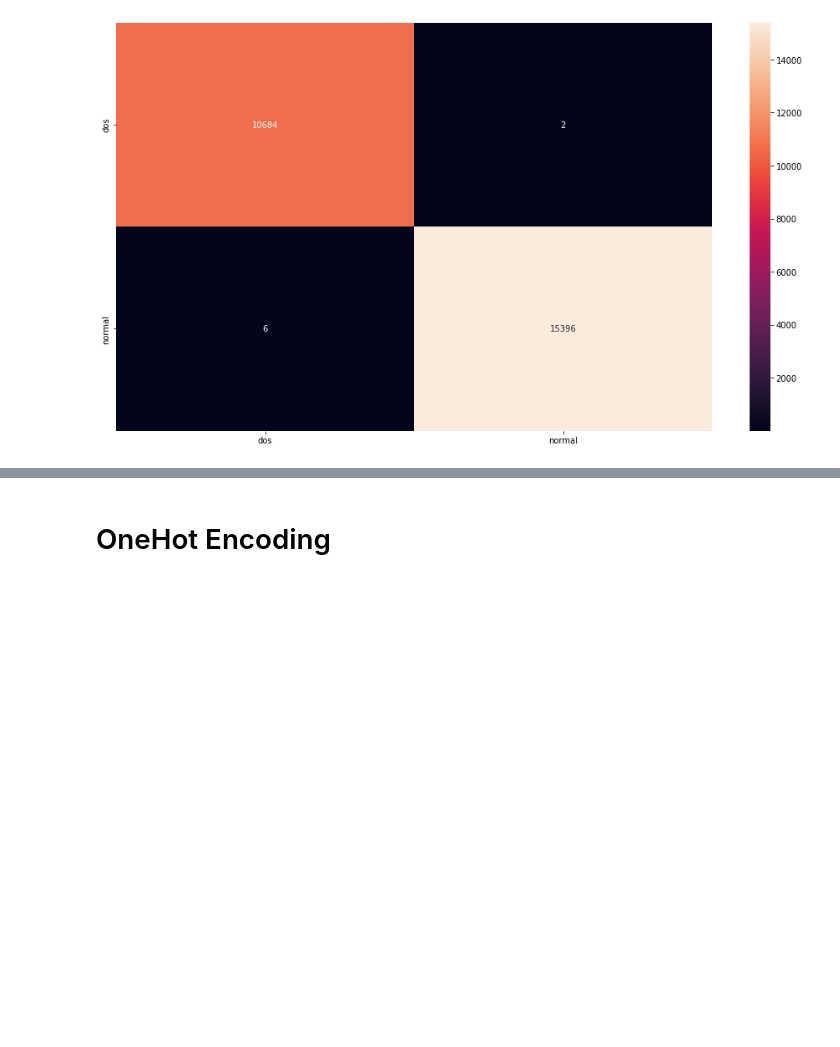
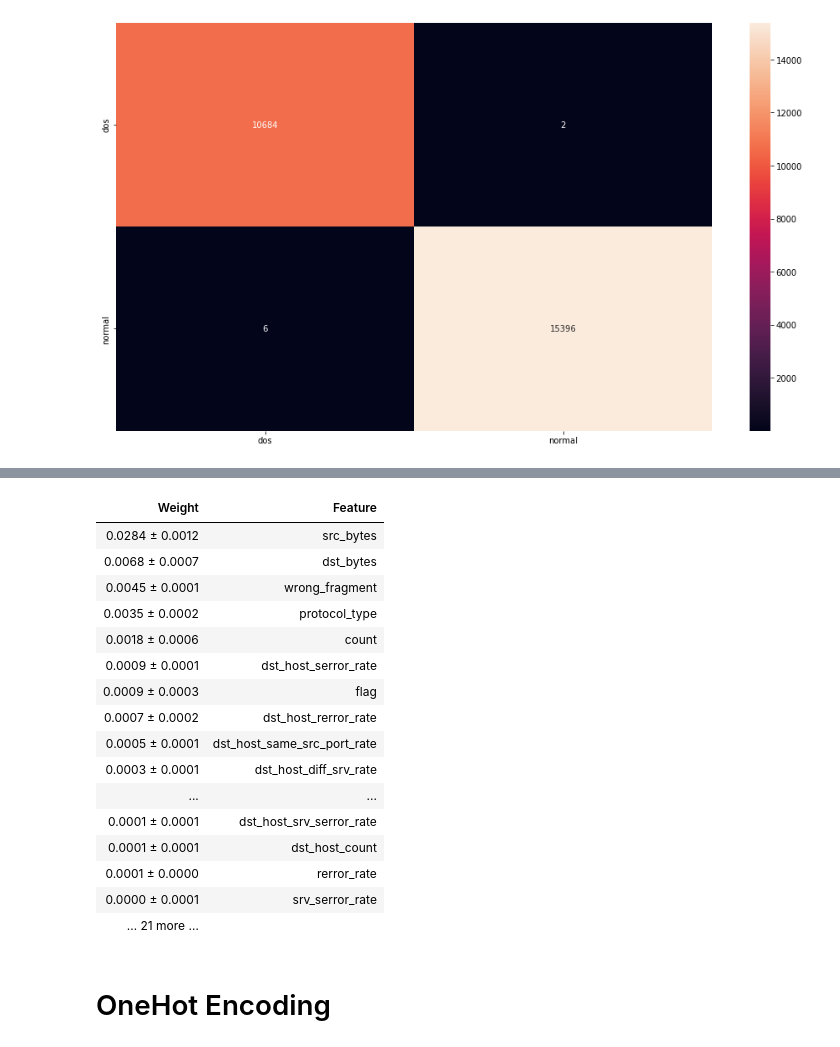
Before and after one commit to bomul0417/study, a Jupyter notebook: NIDS_Project/KDD(Dos)_Preprocessing.ipynb, the cells around one changed output, grey strips where cells are left out. Saved outputs shown, nothing was run; the diff lists cells and outputs as text; code cells hidden in the pictures; blank space fills up the shorter version.

```diff
--- a/NIDS_Project/KDD(Dos)_Preprocessing.ipynb
+++ b/NIDS_Project/KDD(Dos)_Preprocessing.ipynb
@@ -388,3 +410,27 @@ plt.show()
+# %%
+import eli5
+from eli5.sklearn import PermutationImportance
+
+perm = PermutationImportance(xgb, random_state=1).fit(xle_test, yle_test)
+eli5.show_weights(perm, feature_names = xle_test.columns.tolist())
+# %% [output]
+| Weight | Feature |
+| 0.0284 ± 0.0012 | src_bytes |
+| 0.0068 ± 0.0007 | dst_bytes |
+| 0.0045 ± 0.0001 | wrong_fragment |
+| 0.0035 ± 0.0002 | protocol_type |
+| 0.0018 ± 0.0006 | count |
+| 0.0009 ± 0.0001 | dst_host_serror_rate |
+| 0.0009 ± 0.0003 | flag |
+| 0.0007 ± 0.0002 | dst_host_rerror_rate |
+| 0.0005 ± 0.0001 | dst_host_same_src_port_rate |
+| 0.0003 ± 0.0001 | dst_host_diff_srv_rate |
+| ... | ... |
+| 0.0001 ± 0.0001 | dst_host_srv_serror_rate |
+| 0.0001 ± 0.0001 | dst_host_count |
+| 0.0001 ± 0.0000 | rerror_rate |
+| 0.0000 ± 0.0001 | srv_serror_rate |
+| … 21 more … |  |
 # %% [markdown]
 # OneHot Encoding
 # %%
```
Also changed, not shown: parts of 21 cells of this notebook.
